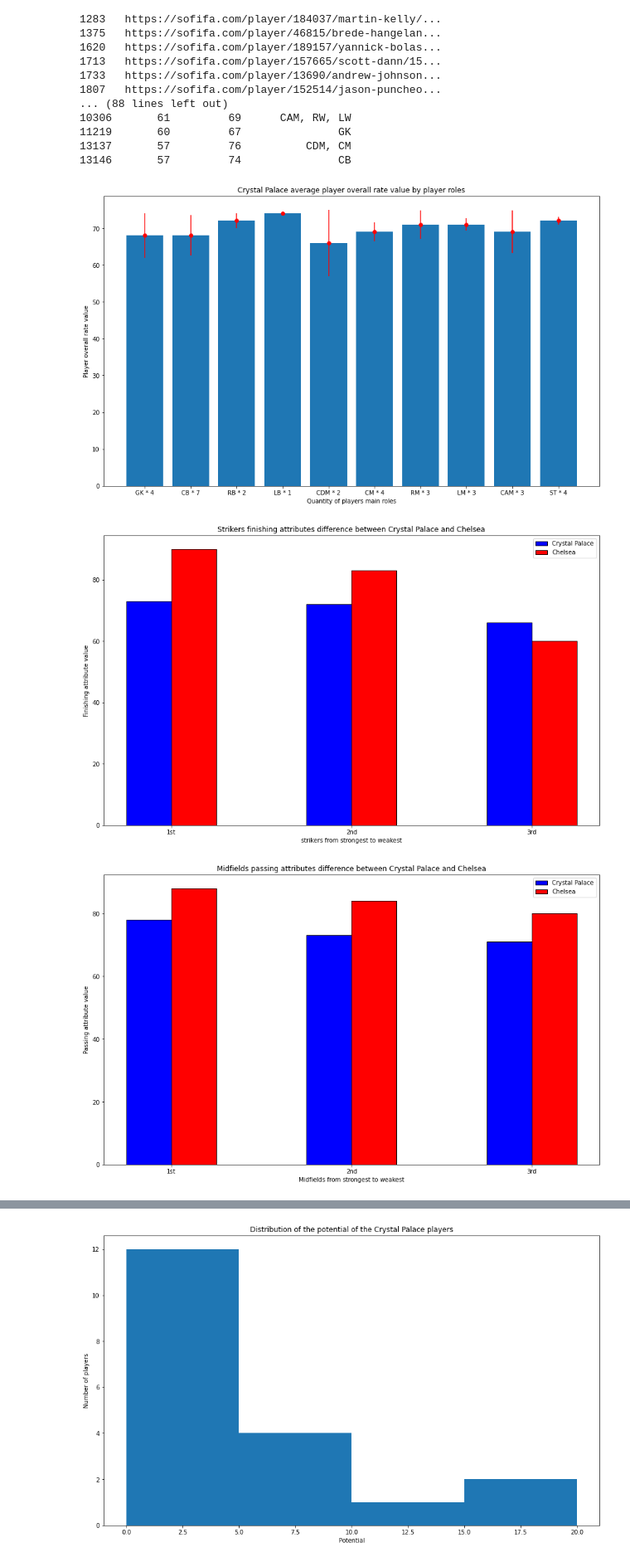
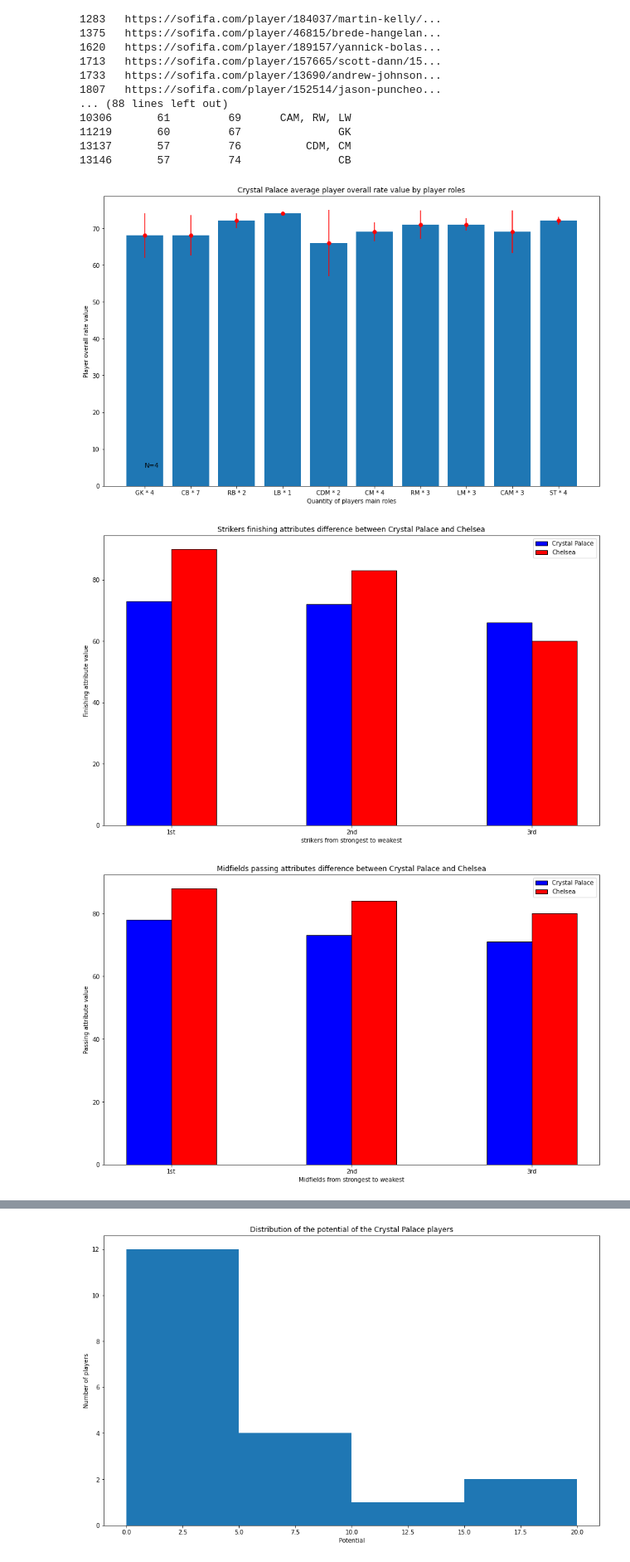
Before and after one commit to dany-mike/fifa_15_data_analysis, a Jupyter notebook: data_analysis_fifa.ipynb, the cells around one changed output, grey strips where cells are left out. Shown at 83% size. Cells and saved outputs as stored; diff of their text form; code cells hidden in the pictures.

```diff
--- a/data_analysis_fifa.ipynb
+++ b/data_analysis_fifa.ipynb
@@ -147,6 +147,7 @@ def getAveragePlayerOverallRateByTeam(team):
     plt.xlabel("Quantity of players main roles")
     plt.ylabel("Player overall rate value")
     plt.title("Crystal Palace average player overall rate value by player roles")
+    plt.text(0, 5, 'N=4', fontsize = 11)
     plt.errorbar(x, y, yerr=std_y, fmt="o", color="r")
     plt.bar(x,y)
     plt.show()
@@ -339,34 +340,34 @@ back_dictionary_compared_team = sortDictionary(formatListsToDict(back_name_compa
 back_player_list_crystal = []
 back_attribute_list_crystal = []
 
 back_player_list_compared_team = []
 back_attribute_list_compared_team = []
 
 Compared_team_back = sortAttributeList(back_dictionary_compared_team, back_attribute_list_compared_team, 3)
 Crystal_back = sortAttributeList(back_dictionary_crystal, back_attribute_list_crystal, 3)
 
 n=3
 r = np.arange(n)
 width = 0.25
 
 fig = plt.figure(1, figsize=(15, 9))
 
 plt.bar(r, Crystal_back, color = 'b',
         width = width, edgecolor = 'black',
         label='Crystal Palace')
 plt.bar(r + width, Compared_team_back, color = 'r',
         width = width, edgecolor = 'black',
         label='Chelsea')
 
 plt.xlabel("Backs from strongest to weakest")
 plt.ylabel("Defending attribute value")
 plt.title("Backs defending attributes difference between Crystal Palace and Chelsea")
 
 plt.xticks(r + width/2,['1st','2nd','3rd'])
 plt.legend()
 plt.show()
 # %% [output]
-[figure, old version]
+[figure, new version]
 [figure]
 [figure]
 [figure]
```
Also changed, not shown: 4 other files.
